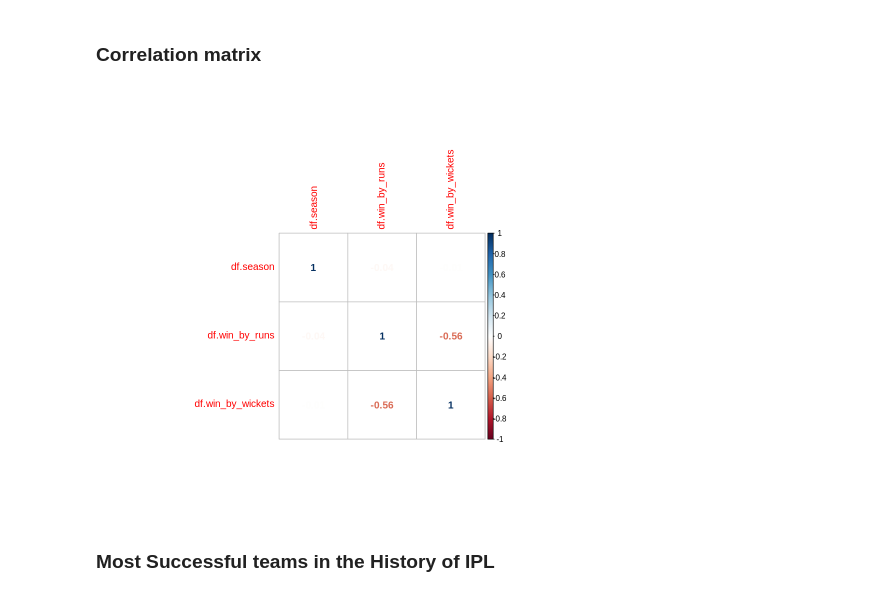
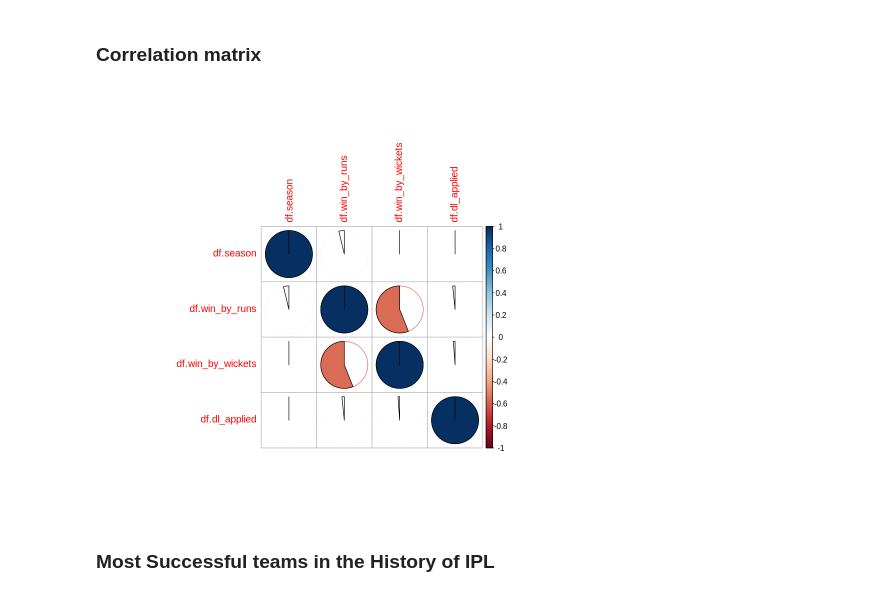
Before and after one commit to Abhishek4848/IPL-Match-Analysis, a Jupyter notebook: IPL_Analysis.ipynb, the cells around one changed output. Drawn from its saved outputs; the diff is of its cells as text; code cells hidden in the pictures.

Commit message:
Exploratory Data Analysis

```diff
--- a/IPL_Analysis.ipynb
+++ b/IPL_Analysis.ipynb
@@ -67,10 +76,10 @@ summary(df)
 # %% [markdown]
 ### Correlation matrix
 # %%
-x = data.frame(df$season,df$win_by_runs,df$win_by_wickets)
-corrplot(cor(x),method="number")
+x = data.frame(df$season,df$win_by_runs,df$win_by_wickets,df$dl_applied)
+corrplot(cor(x),method="pie")
 # %% [output]
-[figure, old version]
+[figure, new version]
 # %% [markdown]
 ### Most Successful teams in the History of IPL
 # %%
```
Also changed, not shown: parts of 15 cells of this notebook.
